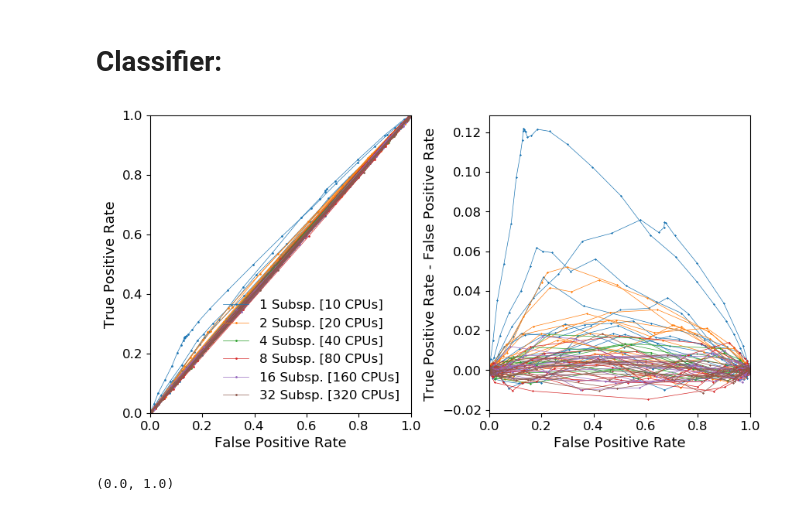
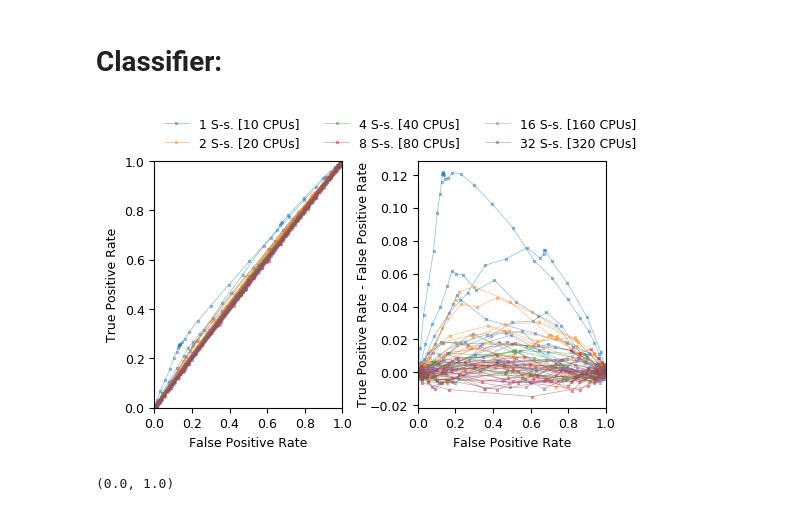
Before and after one commit to VasylHafych/Parallel_Sampling, a Jupyter notebook: notebooks/6-Benchmark-3.ipynb, the cells around one changed output. Saved outputs shown, nothing was run; the diff lists cells and outputs as text; code cells hidden in the pictures.

```diff
--- a/notebooks/6-Benchmark-3.ipynb
+++ b/notebooks/6-Benchmark-3.ipynb
@@ -331,7 +376,7 @@ PyObject Text(0.5, 24.999999999999996, 'Wall-clock time [s]')
 min_nsamples = minimum(summary_table.n_samples)
 min_time = minimum(summary_table.wc_total_time)
 
-fig, (ax, ax2, ax3) = plt.subplots(1,3, figsize=(10,6), sharey=true, gridspec_kw=Dict("width_ratios"=> [3, 1, 1]))
+fig, (ax, ax2, ax3) = plt.subplots(1,3, figsize=best_size_2, sharey=true, gridspec_kw=Dict("width_ratios"=> [3, 1, 1]))
 
 fig.subplots_adjust(hspace=0.00, wspace=0.00)
 
@@ -349,15 +394,15 @@ for (w_i, w_n) in enumerate(sort(unique(summary_table.n_subspaces)))
         summary_table.n_samples[mask]./min_nsamples)
 
     ax.scatter(summary_table.wc_total_time[mask]./min_time, summary_table.n_samples[mask]./min_nsamples,
-        marker = "x", s=30, lw=2,
-        color = colors, label="$w_n Subsp. [$(w_n*10) CPUs]")
+        marker = "x", s=10, lw=0.8,
+        color = colors, label="$w_n S-p. [$(w_n*10) CPUs]")
 
     ax.plot(x, f_r.(x), color=colors, alpha=0.3, lw=2)
 
     ax2.errorbar(summary_table.integrals_val[mask],
         summary_table.n_samples[mask]./min_nsamples,
-        markersize=4, lw=1.5,
-        fmt = ".",
+        markersize=2, lw=0.8,
+        fmt = "x",
         color = colors,
         uplims=true, lolims=true,
         xerr = summary_table.integrals_err[mask],)
@@ -366,7 +411,7 @@ for (w_i, w_n) in enumerate(sort(unique(summary_table.n_subspaces)))
     n_eff_σ = std.(stat_tests.eff_n_samples[mask] ./ stat_tests.n_samples[mask]) .* 100
     f_samples = stat_tests.n_samples[mask] ./ min_nsamples
 
-    ax3.errorbar(n_eff_f, f_samples, markersize=3, lw=1.5,
+    ax3.errorbar(n_eff_f, f_samples, markersize=2, lw=0.8,
         fmt = "x", alpha=1.,
         color = colors,
         uplims=true, lolims=true,
@@ -383,7 +428,7 @@ ax.set_ylabel(L"N / N_{min}")
 ax.set_xlabel(L"t/t_{min}")
 ax2.set_xlabel(L"Z \slash Z_{truth}")
 ax3.set_xlabel(L"<N_{eff}> \slash N_{total}, [\%]")
-ax.legend(ncol=1, framealpha=0.0)
+ax.legend(bbox_to_anchor=(-0.1, 1.00, 1., .102), ncol=3, framealpha=0.0)
 ax.set_yscale("log")
 
 
@@ -453,7 +502,7 @@ PyObject Text(28.000000000000014, 0.5, 'Total CPU Time Speedup')
 # mask_point = (summary_table.ind_2 .== 1) .+ (summary_table.ind_2 .== 2)
 
 
-fig = plt.figure(figsize=(10,6),)
+fig = plt.figure(figsize=best_size_3,)
 
 fig.subplots_adjust(hspace=0.06, wspace=0.06)
 
@@ -471,22 +520,25 @@ for (w_i, w_n) in enumerate(sort(unique(stat_tests.n_subspaces)))
     n_s = stat_tests.n_samples[mask]
     p_vals = stat_tests.ks_p_values[mask]
 
+    label = "$w_n S-s. [$(w_n*10) CPUs]"
+
     for i in Base.OneTo(length(n_s))
-        ax1.scatter(p_vals[i], repeat([n_s[i]], 9), marker="|", s=30, lw=1,
-        color = colors,)
+        ax1.scatter(p_vals[i], repeat([n_s[i]], 9), marker="|", s=20, lw=1,
+        color = colors,  label=label)
+        label = "_nolegend_"
     end
 
     for i in Base.OneTo(length(n_s))
-        ax3.scatter(p_vals[i], repeat([n_s[i]], 9), marker="|", s=30, lw=1,
+        ax3.scatter(p_vals[i], repeat([n_s[i]], 9), marker="|", s=20, lw=1,
         color = colors,)
     end
 
 
-    ax2.hist(vcat(p_vals...), histtype=:step, bins=30, label="$w_n Subsp. [$(w_n*10) CPUs]")
+    ax2.hist(vcat(p_vals...), histtype=:step, bins=30)
 
 end
 
-ax2.legend(loc="upper center", ncol=2, framealpha=0.0)
+ax1.legend(bbox_to_anchor=(-0.1, 1.00, 1., .102), ncol=3, framealpha=0.0)
 
 ax1.set_yscale("log")
 ax3.set_yscale("log", )
@@ -730,45 +782,47 @@ PyObject Text(27.999999999999993, 0.5, '# samples')
 # %%
 # CSV.write("classifier_test.csv", classifier_test)
 # %%
-fig, (ax, ax2) = plt.subplots(1,2, figsize=(10,5))
+best_size_4 = set_size(latex_width, ratio=0.55)
 
-fig.subplots_adjust(hspace=0.0, wspace=0.3)
+fig, (ax, ax2) = plt.subplots(1,2, figsize=best_size_4)
+
+fig.subplots_adjust(hspace=0.0, wspace=0.4)
 
 for (w_i, w_n) in enumerate(sort(unique(classifier_test.n_subspaces)))
 
     mask = stat_tests.n_subspaces .== w_n
     colors = PyPlot.ColorMap("tab10").colors[w_i]
 
     fp = classifier_test.false_predicted[mask]
     tp = classifier_test.true_predicted[mask]
 
-    label="$w_n Subsp. [$(w_n*10) CPUs]"
+    label="$w_n S-s. [$(w_n*10) CPUs]"
 
     for i in Base.OneTo(length(fp))
 
-        ax.plot(fp[i], tp[i], "o-", alpha=1, ms=1, lw=0.5,
+        ax.plot(fp[i], tp[i], "x-", alpha=0.5, ms=2, lw=0.5,
         color = colors, label=label)
         label = "_nolegend_"
 
-        ax2.plot(fp[i], tp[i]-fp[i], "x-", alpha=1, ms=1, lw=0.5,
+        ax2.plot(fp[i], tp[i]-fp[i], "x-", alpha=0.5, ms=2, lw=0.5,
         color = colors,)
 
     end
 
 end
 
-ax.legend(loc="bottom right", ncol=1, framealpha=0.0)
+ax.legend(bbox_to_anchor=(-0.01, 1.00, 1., .102), ncol=3, framealpha=0)
 
 # ax.plot(0:0.1:1, 0:0.1:1, color="gray")
 ax.set_xlabel("False Positive Rate")
 ax2.set_xlabel("False Positive Rate")
 ax.set_ylabel("True Positive Rate")
-ax2.set_ylabel("True Positive Rate - False Positive Rate")
+ax2.set_ylabel("True Positive Rate - False Positive Rate", labelpad=0)
 ax.set_xlim(0.,1.)
 ax2.set_xlim(0.,1.)
 ax.set_ylim(0.,1.)
 
 # fig.savefig("../plots/fig-f.pdf", bbox_inches = "tight")
 # %% [output]
-[figure, old version]
+[figure, new version]
 (0.0, 1.0)
```
Also changed, not shown: parts of 9 cells of this notebook, 13 other files.
